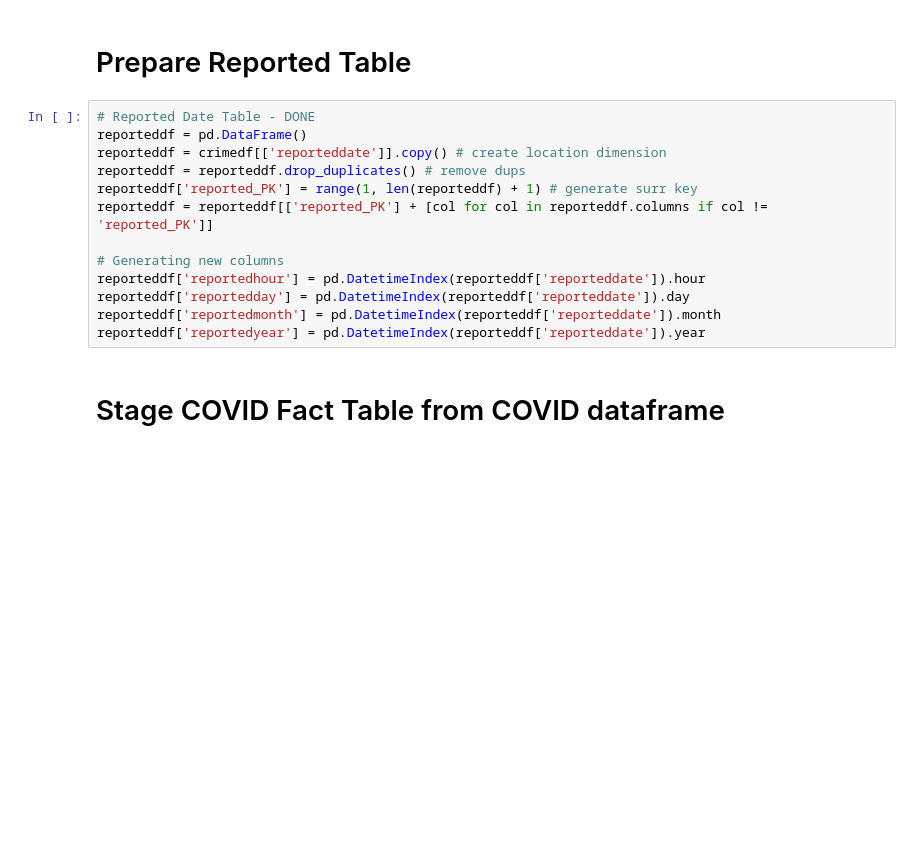
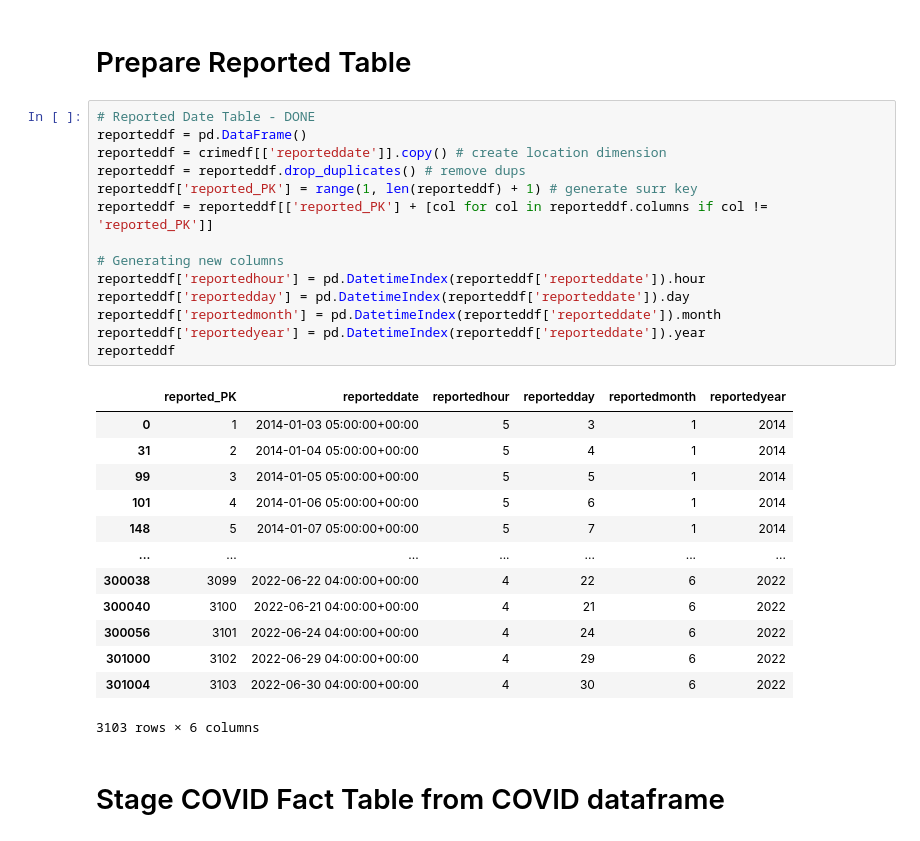
Before and after one commit to zhrmnch/CSI4142_Phase3, a Jupyter notebook: MajorCrime_Staging.ipynb, the cells around one changed output. Saved outputs shown, nothing was run; the diff lists cells and outputs as text; blank space fills up the shorter version.

```diff
--- a/MajorCrime_Staging.ipynb
+++ b/MajorCrime_Staging.ipynb
@@ -97,16 +209,31 @@ occurencedf['occurrenceyear'] = pd.DatetimeIndex(occurencedf['occurrencedate']).
 # %%
 # Reported Date Table - DONE
 reporteddf = pd.DataFrame()
 reporteddf = crimedf[['reporteddate']].copy() # create location dimension
 reporteddf = reporteddf.drop_duplicates() # remove dups
 reporteddf['reported_PK'] = range(1, len(reporteddf) + 1) # generate surr key
 reporteddf = reporteddf[['reported_PK'] + [col for col in reporteddf.columns if col != 'reported_PK']]
 
 # Generating new columns
 reporteddf['reportedhour'] = pd.DatetimeIndex(reporteddf['reporteddate']).hour
 reporteddf['reportedday'] = pd.DatetimeIndex(reporteddf['reporteddate']).day
 reporteddf['reportedmonth'] = pd.DatetimeIndex(reporteddf['reporteddate']).month
 reporteddf['reportedyear'] = pd.DatetimeIndex(reporteddf['reporteddate']).year
+reporteddf
+# %% [output]
+|  | reported_PK | reporteddate | reportedhour | reportedday | reportedmonth | reportedyear |
+| 0 | 1 | 2014-01-03 05:00:00+00:00 | 5 | 3 | 1 | 2014 |
+| 31 | 2 | 2014-01-04 05:00:00+00:00 | 5 | 4 | 1 | 2014 |
+| 99 | 3 | 2014-01-05 05:00:00+00:00 | 5 | 5 | 1 | 2014 |
+| 101 | 4 | 2014-01-06 05:00:00+00:00 | 5 | 6 | 1 | 2014 |
+| 148 | 5 | 2014-01-07 05:00:00+00:00 | 5 | 7 | 1 | 2014 |
+| ... | ... | ... | ... | ... | ... | ... |
+| 300038 | 3099 | 2022-06-22 04:00:00+00:00 | 4 | 22 | 6 | 2022 |
+| 300040 | 3100 | 2022-06-21 04:00:00+00:00 | 4 | 21 | 6 | 2022 |
+| 300056 | 3101 | 2022-06-24 04:00:00+00:00 | 4 | 24 | 6 | 2022 |
+| 301000 | 3102 | 2022-06-29 04:00:00+00:00 | 4 | 29 | 6 | 2022 |
+| 301004 | 3103 | 2022-06-30 04:00:00+00:00 | 4 | 30 | 6 | 2022 |
+3103 rows × 6 columns
 # %% [markdown]
 # Stage COVID Fact Table from COVID dataframe
 # %%
```
Also changed, not shown: parts of 11 cells of this notebook.
